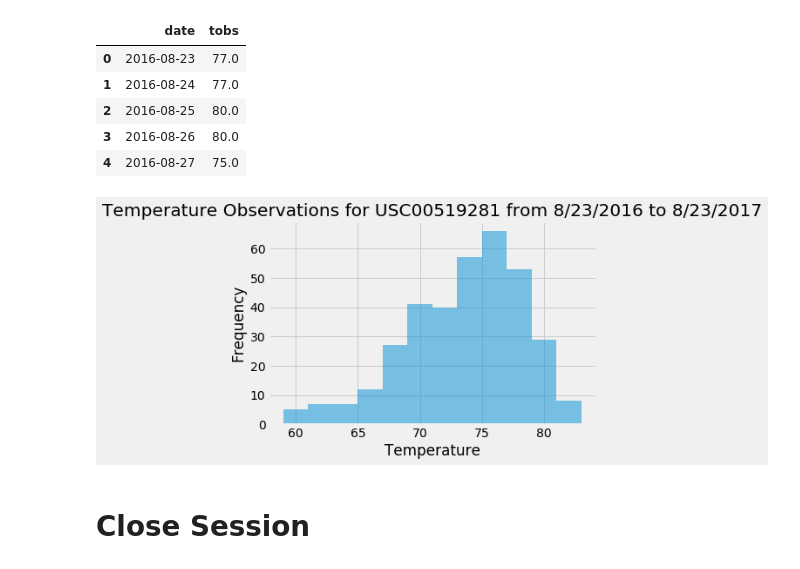
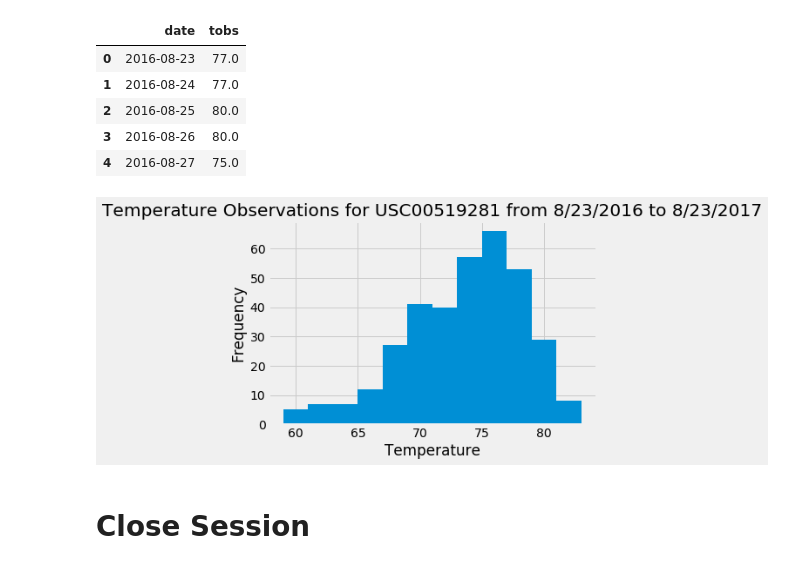
Before and after one commit to jennyalfi/sqlalchemy-challenge, a Jupyter notebook: SurfsUp/climate_analysis.ipynb, the cells around one changed output. Saved outputs shown, nothing was run; the diff lists cells and outputs as text; code cells hidden in the pictures.

```diff
--- a/SurfsUp/climate_analysis.ipynb
+++ b/SurfsUp/climate_analysis.ipynb
@@ -171,13 +166,13 @@ last_year_temps.head()
 | 4 | 2016-08-27 | 75.0 |
 # %%
 # Plot the results as a histogram
-plt.hist(last_year_temps['tobs'], bins=12, alpha=0.5)
+plt.hist(last_year_temps['tobs'], bins=12)
 plt.xlabel('Temperature')
 plt.ylabel('Frequency')
 plt.title('Temperature Observations for USC00519281 from 8/23/2016 to 8/23/2017')
 plt.show()
 # %% [output]
-[figure, old version]
+[figure, new version]
 # %% [markdown]
 # Close Session
 # %%
```
Also changed, not shown: parts of 6 cells of this notebook, 35 other files.
